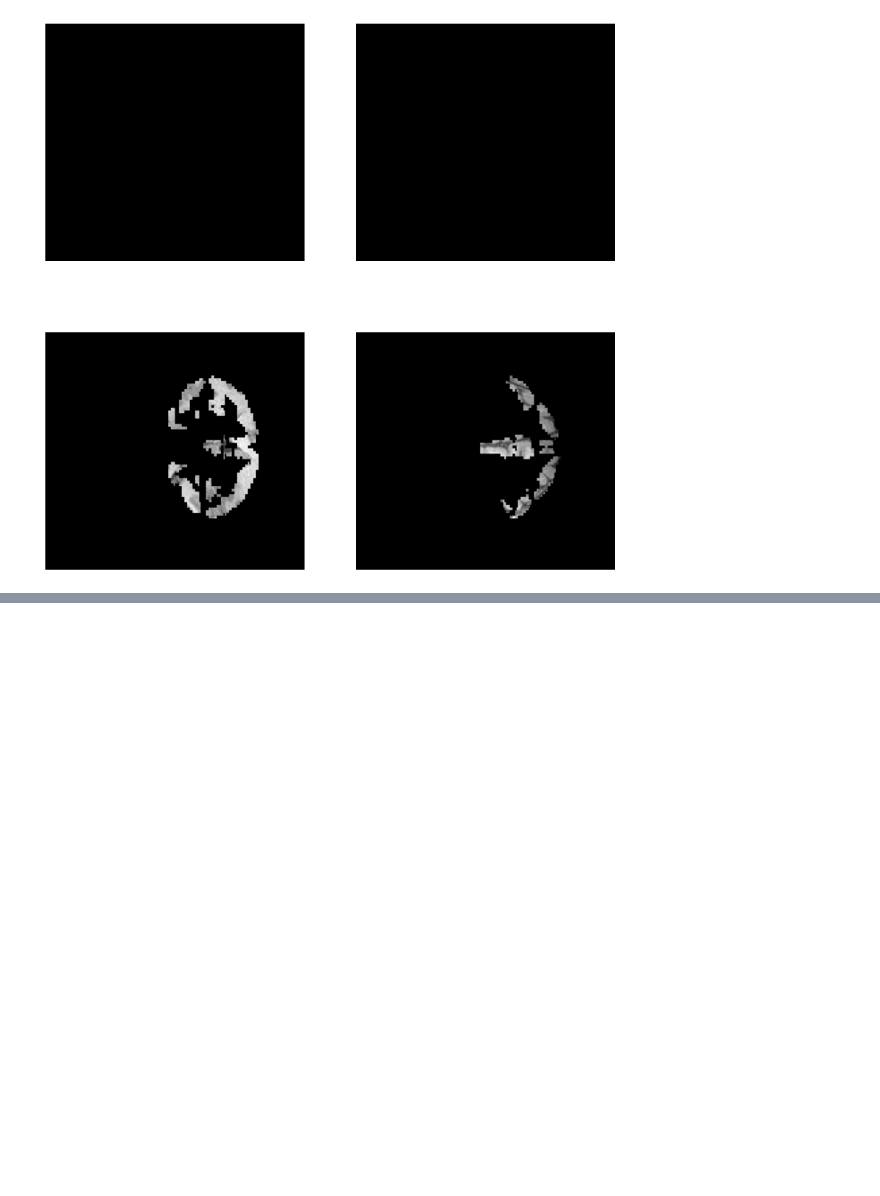
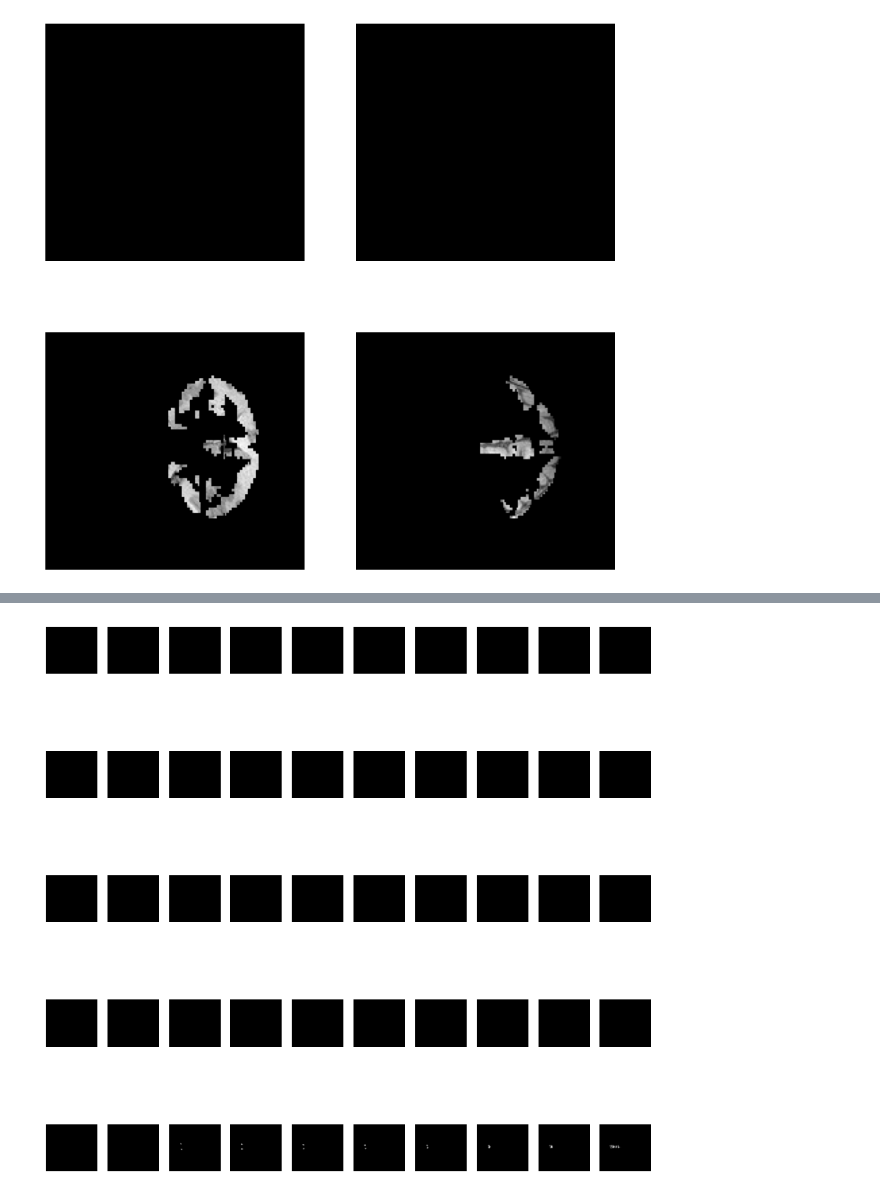
Before and after one commit to DannySalib/Demographic_Predictive_Modeling_From_MRIs, a Jupyter notebook: Notes/using_nifti_handler.ipynb, the cells around one changed output, grey strips where cells are left out. Cells and saved outputs as stored; diff of their text form; code cells hidden in the pictures; blank space fills up the shorter version.

Commit message:
made data downloader, niftihandler needs major refactors

```diff
--- a/Notes/using_nifti_handler.ipynb
+++ b/Notes/using_nifti_handler.ipynb
@@ -53,3 +53,9 @@ nifti_handler.show_img(2, 2)
 Use 'force_resample=True' to suppress this warning.
   return resample_to_img(
 [figure]
+# %%
+nifti_handler.update_current_img_with_path(r'..\Data\sub-pixar001_T1w.nii.gz')
+# creating pfc img of current img
+nifti_handler.img = nifti_handler.get_roi_img('Cingulate Gyrus, posterior division')
+nifti_handler.show_img(5, 10)
+# %% [output]
@@ -55,0 +64 @@ Use 'force_resample=True' to suppress this warning.
+[figure, added]
```
Also changed, not shown: parts of 3 cells of this notebook, 8 other files.
